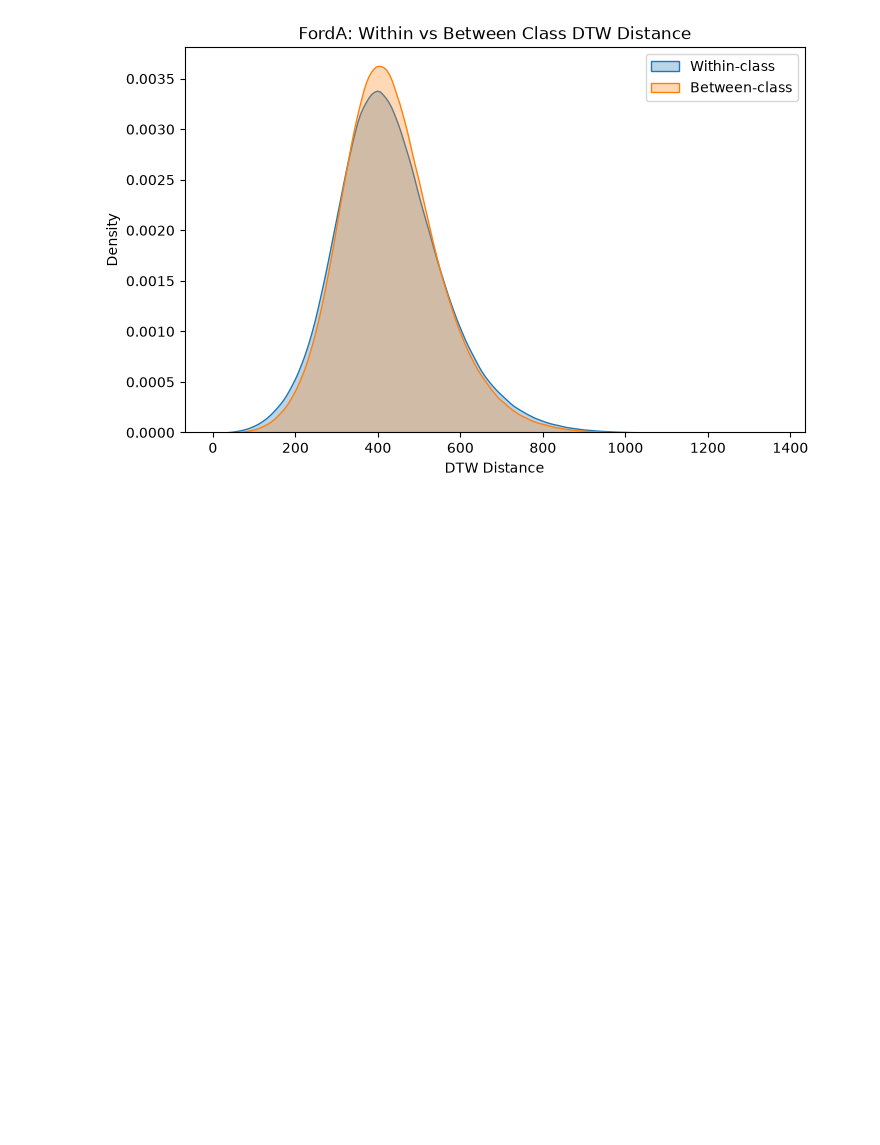
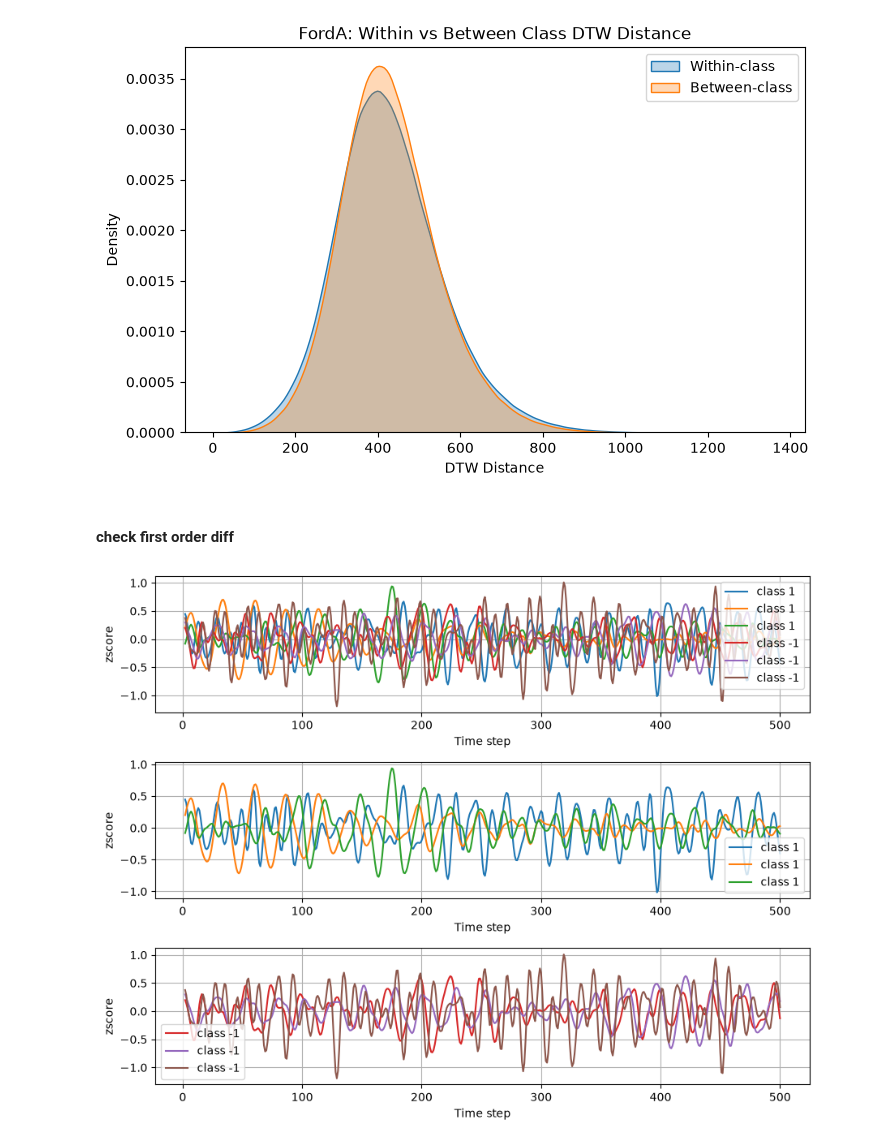
Before and after one commit to Henry715/Time-series-Group-Project, a Jupyter notebook: preprocessing/visualization-FordA.ipynb, the cells around one changed output. Drawn from its saved outputs; the diff is of its cells as text; code cells hidden in the pictures; blank space fills up the shorter version.

```diff
--- a/visualization-FordA.ipynb
+++ b/preprocessing/visualization-FordA.ipynb
@@ -5,8 +5,8 @@ import matplotlib.pyplot as plt
 # %% [markdown]
 #### Read the data and examine read correctly
 # %%
-FordA_train = pd.read_csv("FordA/FordA_TRAIN.tsv", delimiter="\t", header=None)
-FordA_test = pd.read_csv("FordA/FordA_TEST.tsv", delimiter="\t", header=None)
+FordA_train = pd.read_csv("../FordA/FordA_TRAIN.tsv", delimiter="\t", header=None)
+FordA_test = pd.read_csv("../FordA/FordA_TEST.tsv", delimiter="\t", header=None)
 # %%
 FordA_train.iloc[:10]
 # %% [output]
@@ -322,3 +322,5 @@ plt.legend()
 plt.show()
 # %% [output]
 [figure]
+# %% [markdown]
+#### check first order diff
@@ -324,0 +329,11 @@ plt.show()
+# %%
+# Separate labels and sensor measurements
+y = FordA_train.iloc[:, 0]
+X = FordA_train.iloc[:, 1:]
+
+# First-order differencing along each time series
+X_diff = X.diff(axis=1).iloc[:, 1:]
+
+# Combine labels and differenced measurements
+FordA_train_diff = pd.concat([y, X_diff], axis=1)
+np.save("../FordA_processed/FordA_TRAIN_DIFF.npy", np.asarray(FordA_train_diff))
@@ -324,0 +351,33 @@ plt.show()
+# %%
+# 3 sample from class 1
+class_positive_diff = FordA_train_diff[FordA_train[0] == 1].sample(n=3)
+
+# 3 sample from class -1
+class_negative_diff = FordA_train_diff[FordA_train[0] == -1].sample(n=3)
+
+# visualize
+fig, axes = plt.subplots(3,1,figsize=(9, 7))
+axes[0].plot(class_positive_diff.iloc[0][1:], color="tab:blue", label=f"class 1")
+axes[0].plot(class_positive_diff.iloc[1][1:], color="tab:orange", label=f"class 1")
+axes[0].plot(class_positive_diff.iloc[2][1:], color="tab:green", label=f"class 1")
+axes[0].plot(class_negative_diff.iloc[0][1:], color="tab:red", label=f"class -1")
+axes[0].plot(class_negative_diff.iloc[1][1:], color="tab:purple", label=f"class -1")
+axes[0].plot(class_negative_diff.iloc[2][1:], color="tab:brown", label=f"class -1")
+
+axes[1].plot(class_positive_diff.iloc[0][1:], color="tab:blue", label=f"class 1")
+axes[1].plot(class_positive_diff.iloc[1][1:], color="tab:orange", label=f"class 1")
+axes[1].plot(class_positive_diff.iloc[2][1:], color="tab:green", label=f"class 1")
+
+axes[2].plot(class_negative_diff.iloc[0][1:], color="tab:red", label=f"class -1")
+axes[2].plot(class_negative_diff.iloc[1][1:], color="tab:purple", label=f"class -1")
+axes[2].plot(class_negative_diff.iloc[2][1:], color="tab:brown", label=f"class -1")
+
+for ax in axes:
+    ax.set_xlabel('Time step')
+    ax.set_ylabel('zscore')
+    ax.legend()
+    ax.grid(True)
+plt.tight_layout()
+plt.show()
+# %% [output]
+[figure, added]
```
Also changed, not shown: parts of 3 cells of this notebook, 12 other files.
